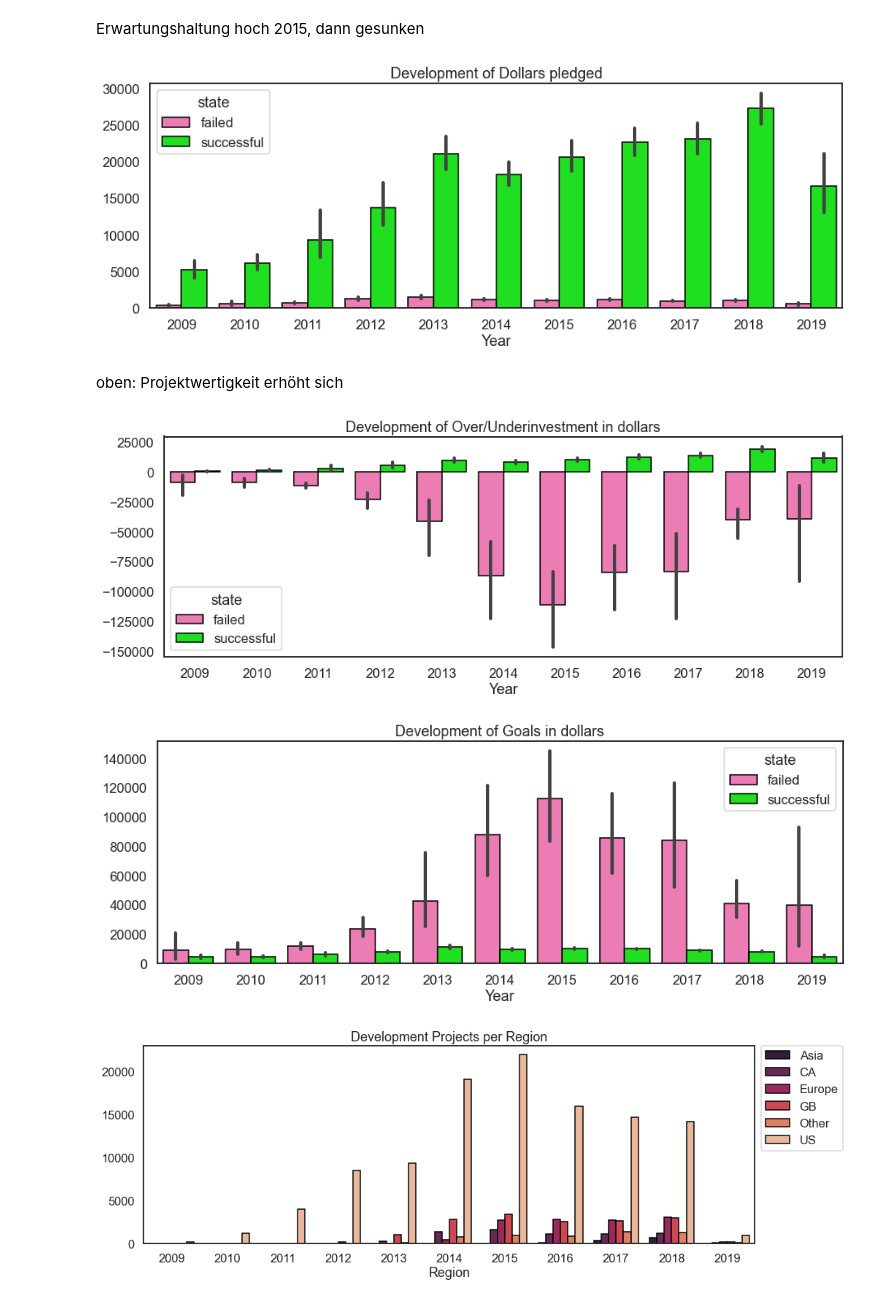
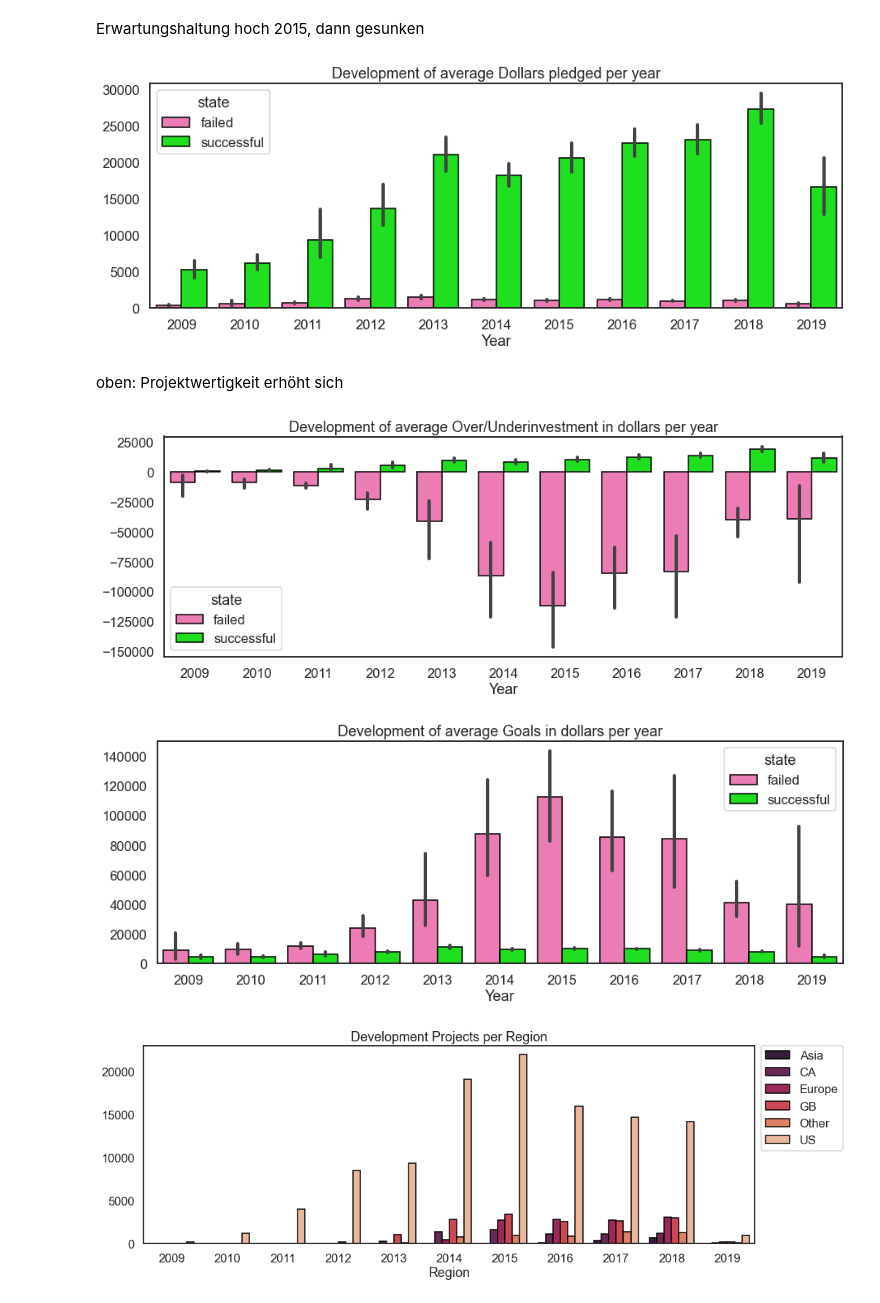
Before and after one commit to malefiz1988/project-kickstarter, a Jupyter notebook: Kickstarter_EDA_JJ.ipynb, the cells around one changed output. Drawn from its saved outputs; the diff is of its cells as text; code cells hidden in the pictures.

Commit message:
plots adjusted

```diff
--- a/Kickstarter_EDA_JJ.ipynb
+++ b/Kickstarter_EDA_JJ.ipynb
@@ -380,18 +373,18 @@ Erwartungshaltung hoch 2015, dann gesunken
 # %%
 plt.figure(figsize=(15,5))
 sns.barplot(
     data=df_y,
     x='created_at',
     y='usd_pledged',
     hue='state',
     palette={"failed": "hotpink", "successful": "lime"},
     edgecolor='black'
-).set_title('Development of Dollars pledged')
+).set_title('Development of average Dollars pledged per year')
 plt.xlabel("Year")
 plt.ylabel("")
-plt.savefig('images/Development of Dollars pledged.png');
+plt.savefig('images/Development of average Dollars pledged per year.png');
 # %% [output]
-[figure, old version]
+[figure, new version]
 # %% [markdown]
 oben: Projektwertigkeit erhöht sich
 # %%
@@ -403,12 +396,12 @@ sns.barplot(
     hue='state',
     palette={"failed": "hotpink", "successful": "lime"},
     edgecolor='black'
-).set_title('Development of Over/Underinvestment in dollars')
+).set_title('Development of average Over/Underinvestment in dollars per year')
 plt.xlabel("Year")
 plt.ylabel("")
-plt.savefig('images/Development of Over-Underinvestment in dollars.png');
+plt.savefig('images/Development of average Over-Underinvestment in dollars per year.png');
 # %% [output]
-[figure, old version]
+[figure, new version]
 # %%
 plt.figure(figsize=(15,5))
 sns.barplot(
@@ -418,12 +411,12 @@ sns.barplot(
     hue='state',
     palette={"failed": "hotpink", "successful": "lime"},
     edgecolor='black'
-).set_title('Development of Goals in dollars')
+).set_title('Development of average Goals in dollars per year')
 plt.xlabel("Year")
 plt.ylabel("")
-plt.savefig('images/Development of Goals in dollars.png');
+plt.savefig('images/Development of average Goals in dollars per year.png');
 # %% [output]
-[figure, old version]
+[figure, new version]
 # %%
 plt.figure(figsize=(15,5))
 sns.countplot(
```
Also changed, not shown: parts of 13 cells of this notebook.
